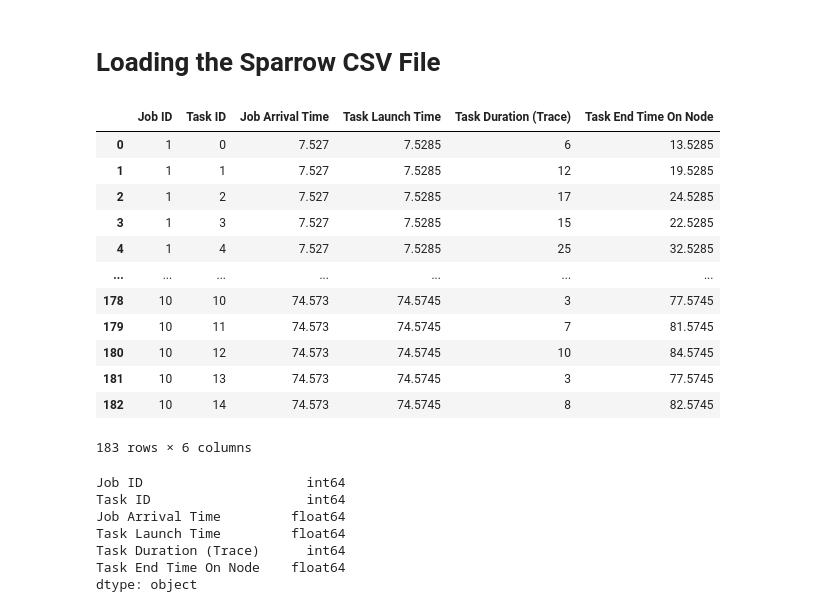
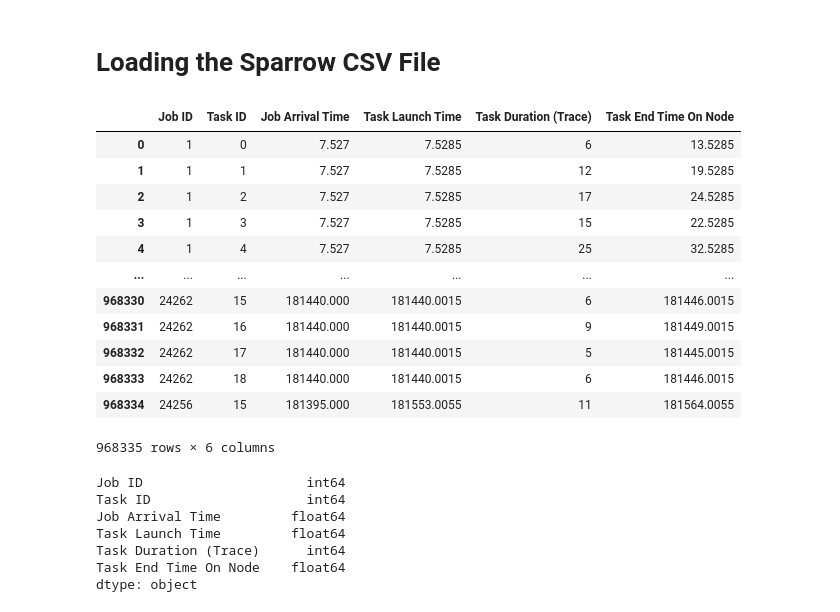
Before and after one commit to meghanat/megha_simulator, a Jupyter notebook: logs/Final Analysis/Job_Completion_Time_CSV_Creator.ipynb, the cells around one changed output. Drawn from its saved outputs; the diff is of its cells as text; code cells hidden in the pictures.

```diff
--- a/logs/Final Analysis/Job_Completion_Time_CSV_Creator.ipynb
+++ b/logs/Final Analysis/Job_Completion_Time_CSV_Creator.ipynb
@@ -5,29 +5,29 @@ import pandas as pd
 # %% [markdown]
 # Loading the Sparrow CSV File
 # %%
-SPARROW_CSV_FILE_NAME = "data_file.csv"
+SPARROW_CSV_FILE_NAME = "sparrow_YH_10_000.csv"
 
 sparrow_df = pd.read_csv(SPARROW_CSV_FILE_NAME,
                          names=["Job ID", "Task ID", "Job Arrival Time",
                                 "Task Launch Time", "Task Duration (Trace)"]
                         )
 sparrow_df["Task End Time On Node"] = sparrow_df["Task Launch Time"] + sparrow_df["Task Duration (Trace)"]
 
 sparrow_df
 # %% [output]
 |  | Job ID | Task ID | Job Arrival Time | Task Launch Time | Task Duration (Trace) | Task End Time On Node |
 | 0 | 1 | 0 | 7.527 | 7.5285 | 6 | 13.5285 |
 | 1 | 1 | 1 | 7.527 | 7.5285 | 12 | 19.5285 |
 | 2 | 1 | 2 | 7.527 | 7.5285 | 17 | 24.5285 |
 | 3 | 1 | 3 | 7.527 | 7.5285 | 15 | 22.5285 |
 | 4 | 1 | 4 | 7.527 | 7.5285 | 25 | 32.5285 |
 | ... | ... | ... | ... | ... | ... | ... |
-| 178 | 10 | 10 | 74.573 | 74.5745 | 3 | 77.5745 |
-| 179 | 10 | 11 | 74.573 | 74.5745 | 7 | 81.5745 |
-| 180 | 10 | 12 | 74.573 | 74.5745 | 10 | 84.5745 |
-| 181 | 10 | 13 | 74.573 | 74.5745 | 3 | 77.5745 |
-| 182 | 10 | 14 | 74.573 | 74.5745 | 8 | 82.5745 |
+| 968330 | 24262 | 15 | 181440.000 | 181440.0015 | 6 | 181446.0015 |
+| 968331 | 24262 | 16 | 181440.000 | 181440.0015 | 9 | 181449.0015 |
+| 968332 | 24262 | 17 | 181440.000 | 181440.0015 | 5 | 181445.0015 |
+| 968333 | 24262 | 18 | 181440.000 | 181440.0015 | 6 | 181446.0015 |
+| 968334 | 24256 | 15 | 181395.000 | 181553.0055 | 11 | 181564.0055 |
-183 rows × 6 columns
+968335 rows × 6 columns
 # %%
 sparrow_df.dtypes
 # %% [output]
```
Also changed, not shown: parts of 2 cells of this notebook.
